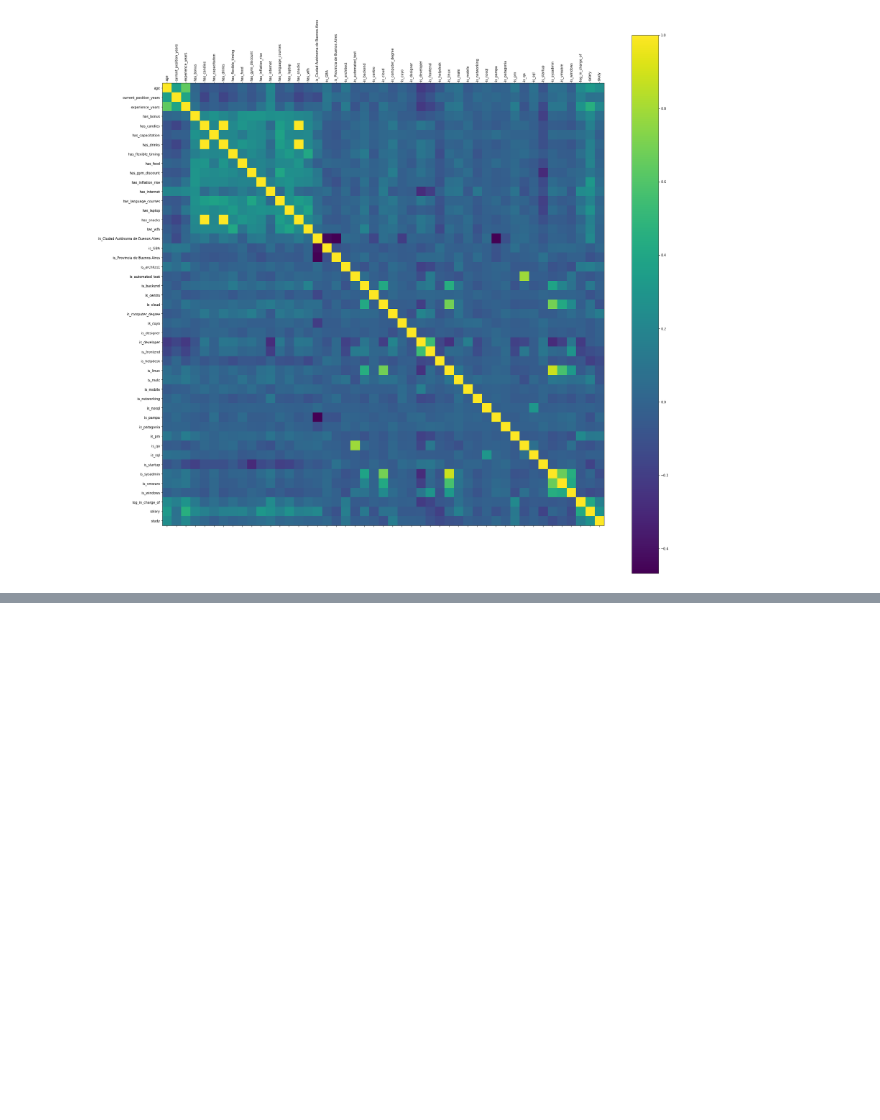
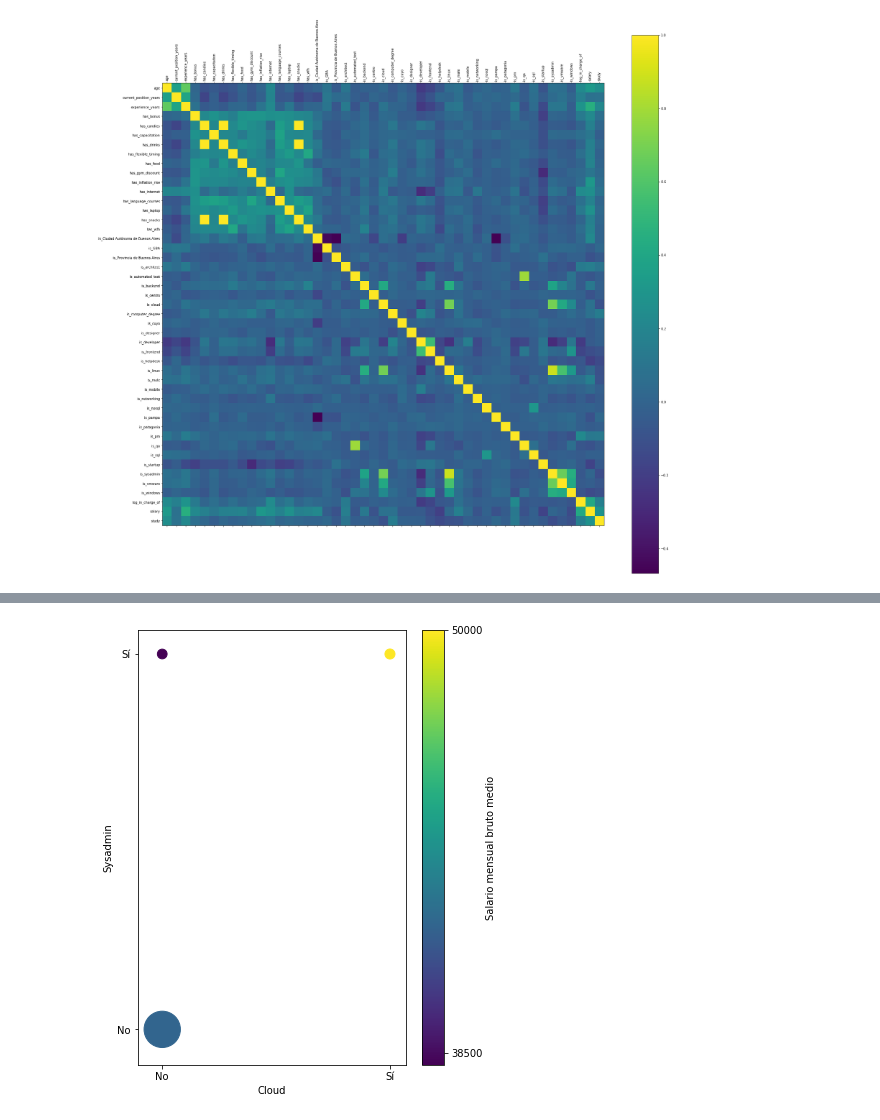
Before and after one commit to seppo0010/sysarmy-sueldos-2019.1, a Jupyter notebook: notebook/Correlación de variables.ipynb, the cells around one changed output, grey strips where cells are left out. Cells and saved outputs as stored; diff of their text form; code cells hidden in the pictures; blank space fills up the shorter version.

```diff
--- a/notebook/Correlación de variables.ipynb
+++ b/notebook/Correlación de variables.ipynb
@@ -244,0 +258,9 @@ pd.DataFrame(stack.nlargest(40))
+# %%
+plot_scatter(df_ready, 'is_cloud', 'Cloud', 'is_sysadmin', 'Sysadmin', 'salary', 'Salario mensual bruto medio',
+             cticks=[38500, 50000],
+             xticks={0: 'No', 1: 'Sí'},
+             yticks={0: 'No', 1: 'Sí'},
+             countcol='age'
+            )
+# %% [output]
+[figure, added]
```
Also changed, not shown: parts of 8 cells of this notebook.
